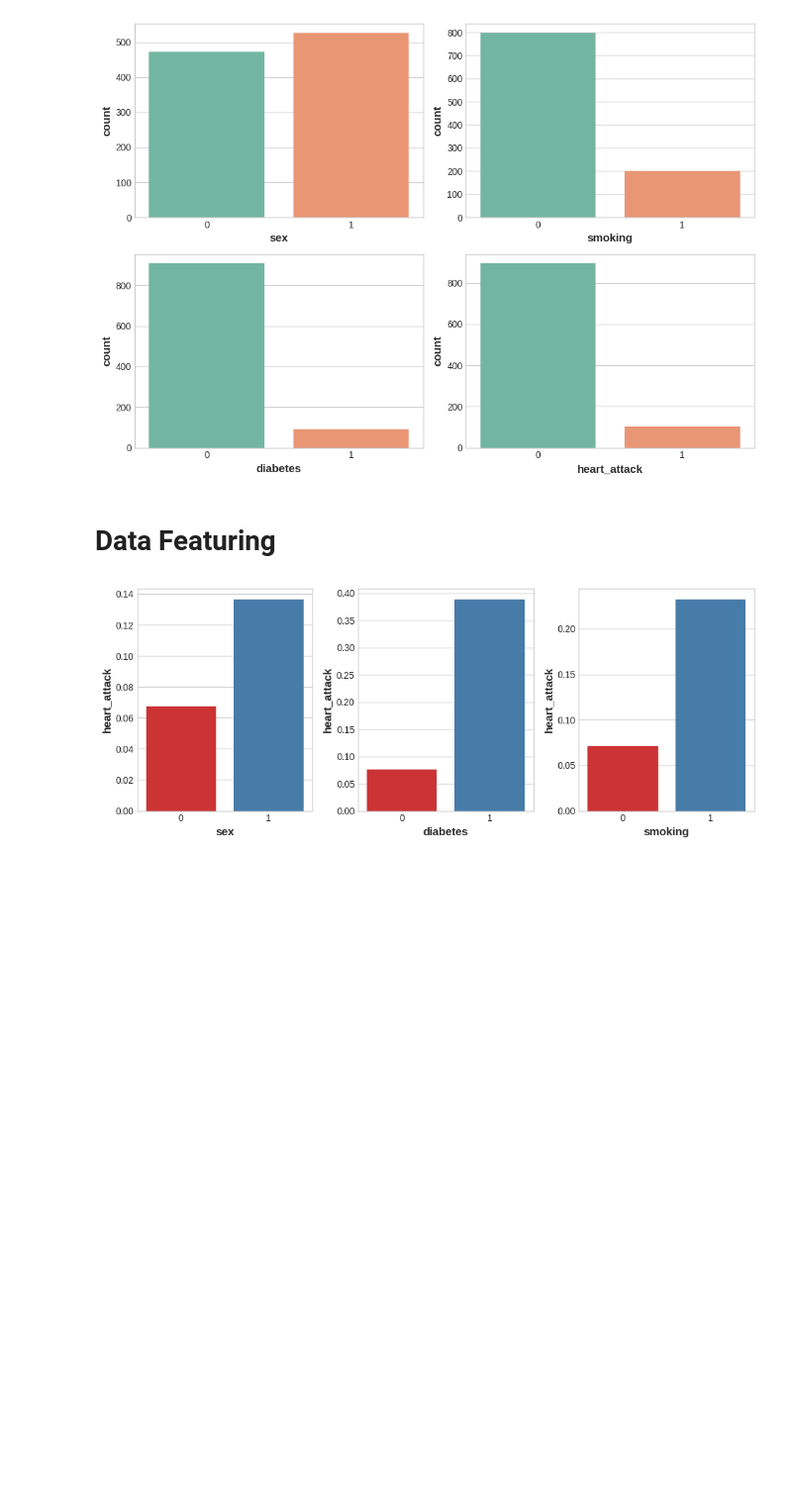
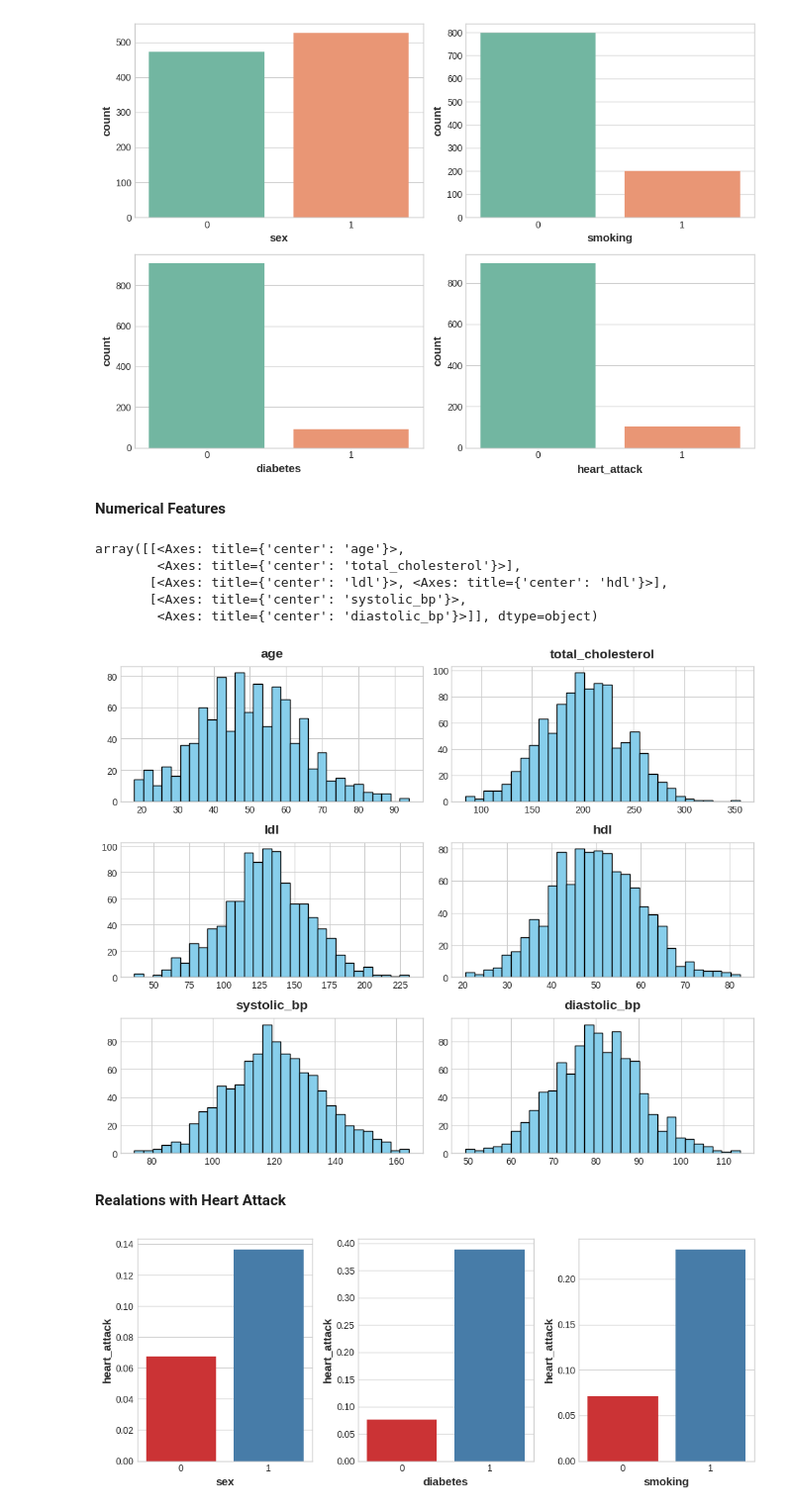
Before and after one commit to WONYOUNG-SONG/Kaggle, a Jupyter notebook: HeartAttackRiskAssessment/submission.ipynb, the cells around one changed output. Shown at 99% size. Saved outputs shown, nothing was run; the diff lists cells and outputs as text; code cells hidden in the pictures; blank space fills up the shorter version.

Commit message:
Kaggle Notebook | HeartAttackRiskAssessment | Version 1

```diff
--- a/HeartAttackRiskAssessment/submission.ipynb
+++ b/HeartAttackRiskAssessment/submission.ipynb
@@ -76,8 +78,20 @@ for i, feature in enumerate(features[1]):
     sns.countplot(x=HAR[feature],ax = ax[1][i], palette = 'Set2')
 # %% [output]
 [figure]
-# %% [markdown]
-# **Data Featuring**
+# %% [markdown]
+**Numerical Features**
+# %%
+features = ['age', 'total_cholesterol', 'ldl', 'hdl', 'systolic_bp', 'diastolic_bp']
+HAR[features].hist(figsize=(10, 8), bins=30, color = "skyblue", ec = "black")
+# %% [output]
+array([[<Axes: title={'center': 'age'}>,
+        <Axes: title={'center': 'total_cholesterol'}>],
+       [<Axes: title={'center': 'ldl'}>, <Axes: title={'center': 'hdl'}>],
+       [<Axes: title={'center': 'systolic_bp'}>,
+        <Axes: title={'center': 'diastolic_bp'}>]], dtype=object)
+[figure, added]
+# %% [markdown]
+**Realations with Heart Attack**
 # %%
 features = ['sex', 'diabetes', 'smoking']
 fig, ax = plt.subplots(nrows = 1, ncols = 3, figsize=(10, 4))
```
Also changed, not shown: parts of 5 cells of this notebook.
